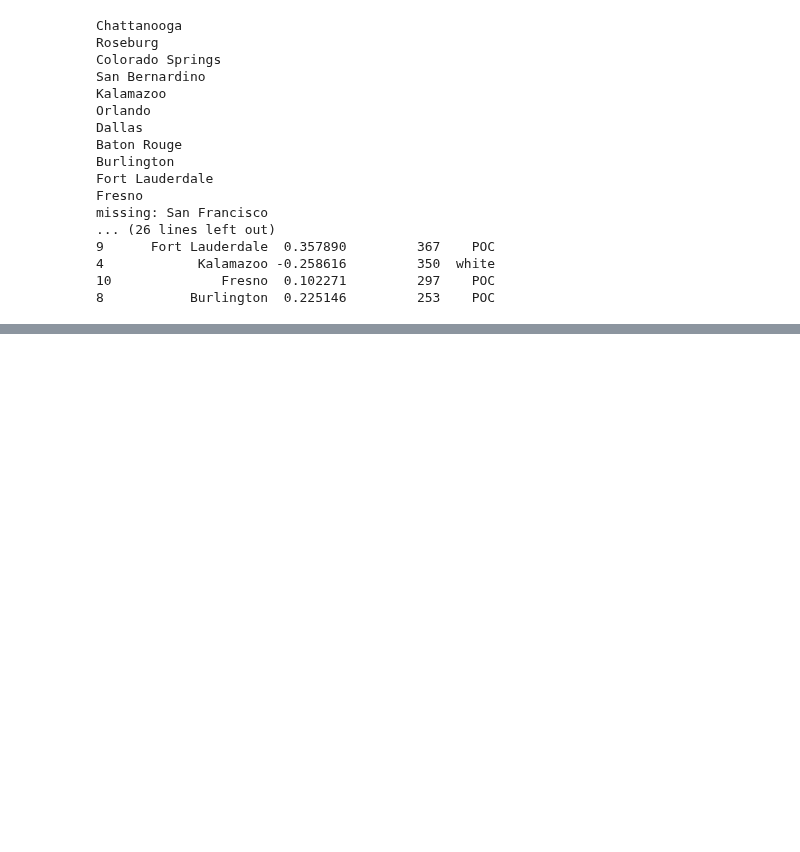
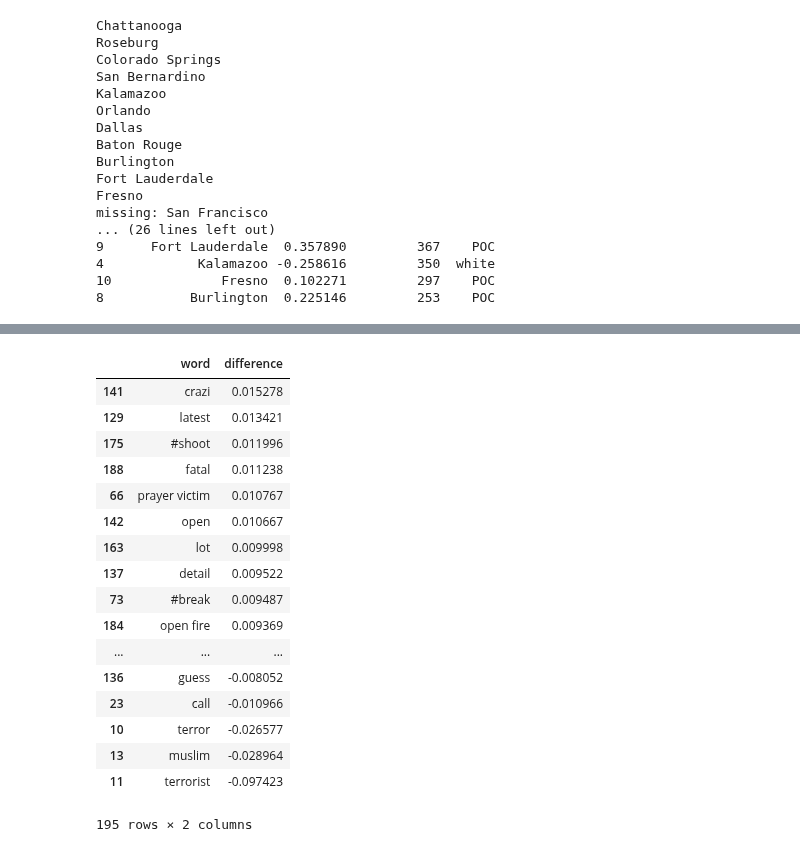
Before and after one commit to ddemszky/framing-twitter, a Jupyter notebook: 4_word_partisanship/plot word partisanship.ipynb, the cells around one changed output, grey strips where cells are left out. Cells and saved outputs as stored; diff of their text form; code cells hidden in the pictures; blank space fills up the shorter version.

Commit message:
added word partisanship comparison"

```diff
--- a/4_word_partisanship/plot word partisanship.ipynb
+++ b/4_word_partisanship/plot word partisanship.ipynb
@@ -73,0 +86,12 @@ Text(0.5,0,'Log odds ratio of "terrorist"\n(Democrat < 0 < Republican)')
+# %%
+# get all words that are not missing from more than three events
+no_events = len(events)
+shared_vocab = {}
+for e in events:
+    vocab = open(TWEET_DIR+e+'/'+e+'_vocab.txt', 'r').read().splitlines()
+    for w in vocab:
+        if w in shared_vocab:
+            shared_vocab[w] += 1
+        else:
+            shared_vocab[w] = 1
+shared_vocab = [k for k, v in shared_vocab.items() if v > (no_events-4)]
@@ -73,0 +102,31 @@ Text(0.5,0,'Log odds ratio of "terrorist"\n(Democrat < 0 < Republican)')
+# %%
+def get_val(vals):
+    return np.abs(np.mean(vals))
+# %%
+words = []
+differences = []
+for w in shared_vocab:
+    print(w)
+    odds_white = []
+    odds_poc = []
+    for e in events:
+        # format name
+        log_odds = np.load(TWEET_DIR +e+'/'+e+'_vocab_log_odds.npy')
+        vocab = open(TWEET_DIR+e+'/'+e+'_vocab.txt', 'r').read().splitlines()
+        words2idx = {w: i for i, w in enumerate(vocab)}
+
+        # keep words / phrases if they occur at least ten times
+        vocab_log_odds = {w: log_odds[3,i] for i, w in enumerate(vocab) if log_odds[0,i]>10}
+
+        if w not in vocab_log_odds:
+            continue
+        if shooter_race[e] == 'white':
+            odds_white.append(vocab_log_odds[w])
+        else:
+            odds_poc.append(vocab_log_odds[w])
+
+    words.append(w)
+
+    differences.append(get_val(odds_white) * get_val(odds_poc) * (np.sign(np.mean(odds_white)) - np.sign(np.mean(odds_poc))))
+df = pd.DataFrame.from_dict({'word': words, 'difference': differences})
+print(df)
@@ -73,0 +151,21 @@ Text(0.5,0,'Log odds ratio of "terrorist"\n(Democrat < 0 < Republican)')
+# %%
+df.sort_values('difference', ascending=False)
+# %% [output]
+|  | word | difference |
+| 141 | crazi | 0.015278 |
+| 129 | latest | 0.013421 |
+| 175 | #shoot | 0.011996 |
+| 188 | fatal | 0.011238 |
+| 66 | prayer victim | 0.010767 |
+| 142 | open | 0.010667 |
+| 163 | lot | 0.009998 |
+| 137 | detail | 0.009522 |
+| 73 | #break | 0.009487 |
+| 184 | open fire | 0.009369 |
+| ... | ... | ... |
+| 136 | guess | -0.008052 |
+| 23 | call | -0.010966 |
+| 10 | terror | -0.026577 |
+| 13 | muslim | -0.028964 |
+| 11 | terrorist | -0.097423 |
+195 rows × 2 columns
```
Also changed, not shown: parts of 7 cells of this notebook.
